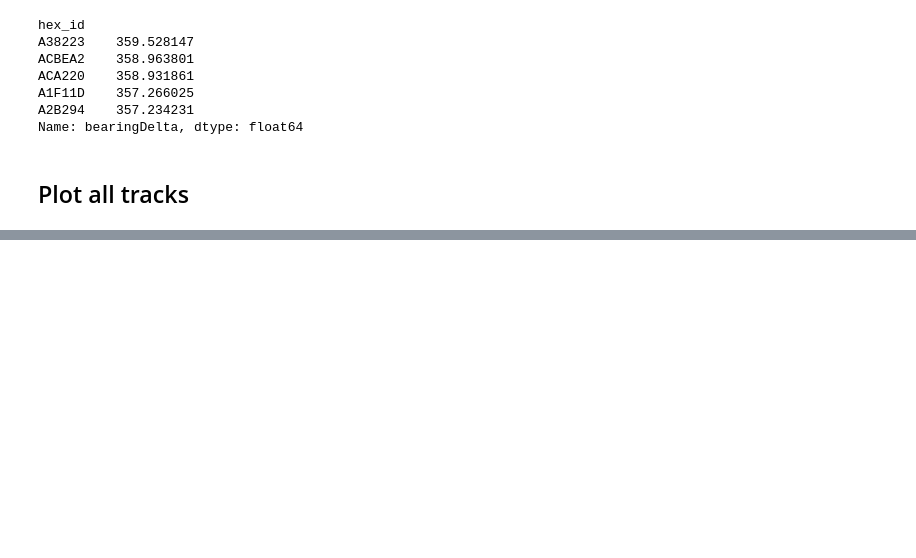
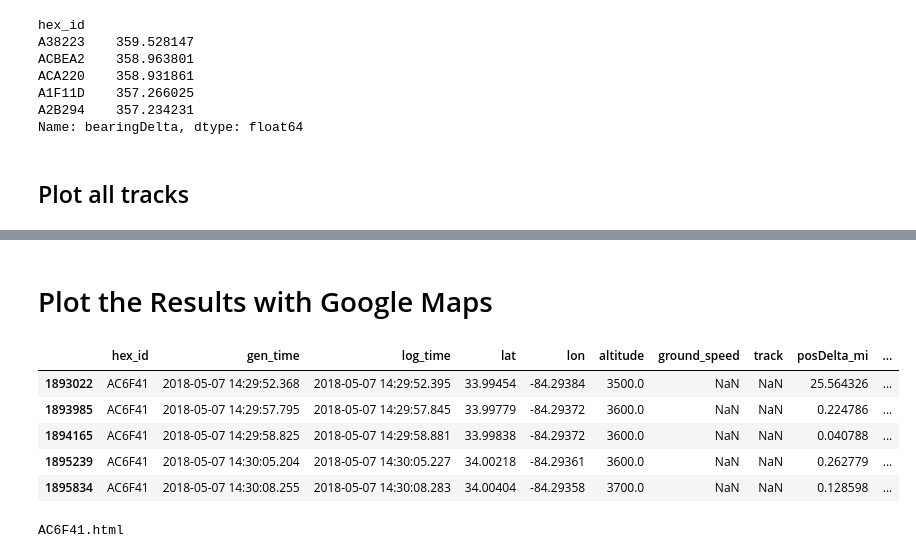
Before and after one commit to scoyote/analyze1090, a Jupyter notebook: Analyze Dump1090 History.ipynb, the cells around one changed output, grey strips where cells are left out. Saved outputs shown, nothing was run; the diff lists cells and outputs as text; code cells hidden in the pictures; blank space fills up the shorter version.

```diff
--- a/Analyze Dump1090 History.ipynb
+++ b/Analyze Dump1090 History.ipynb
@@ -284,0 +231,26 @@ Loading BokehJS ...
+# %% [markdown]
+# Plot the Results with Google Maps
+# %%
+hex_plot = 'AC6F41'
+track = sf[sf.hex_id == hex_plot ]
+track.sort_values('gen_time',inplace=True)
+centroid_lat = track.lat.mean()
+centroid_lon = track.lon.mean()
+track.head()
+# %% [output]
+|  | hex_id | gen_time | log_time | lat | lon | altitude | ground_speed | track | posDelta_mi | ... |
+| 1893022 | AC6F41 | 2018-05-07 14:29:52.368 | 2018-05-07 14:29:52.395 | 33.99454 | -84.29384 | 3500.0 | NaN | NaN | 25.564326 | ... |
+| 1893985 | AC6F41 | 2018-05-07 14:29:57.795 | 2018-05-07 14:29:57.845 | 33.99779 | -84.29372 | 3600.0 | NaN | NaN | 0.224786 | ... |
+| 1894165 | AC6F41 | 2018-05-07 14:29:58.825 | 2018-05-07 14:29:58.881 | 33.99838 | -84.29372 | 3600.0 | NaN | NaN | 0.040788 | ... |
+| 1895239 | AC6F41 | 2018-05-07 14:30:05.204 | 2018-05-07 14:30:05.227 | 34.00218 | -84.29361 | 3600.0 | NaN | NaN | 0.262779 | ... |
+| 1895834 | AC6F41 | 2018-05-07 14:30:08.255 | 2018-05-07 14:30:08.283 | 34.00404 | -84.29358 | 3700.0 | NaN | NaN | 0.128598 | ... |
+# %%
+from gmplot import gmplot
+gmap = gmplot.GoogleMapPlotter(centroid_lat, centroid_lon, 10)
+gmap.plot(lats=track.lat,lngs=track.lon, color='cornflowerblue', edge_width=1)
+gmap.scatter( lats=track.lat,lngs=track.lon,color= 'red', size=40, marker=False)
+fname = hex_plot + ".html"
+print(fname)
+gmap.draw(fname)
+# %% [output]
+AC6F41.html
```
Also changed, not shown: parts of 14 cells of this notebook.
